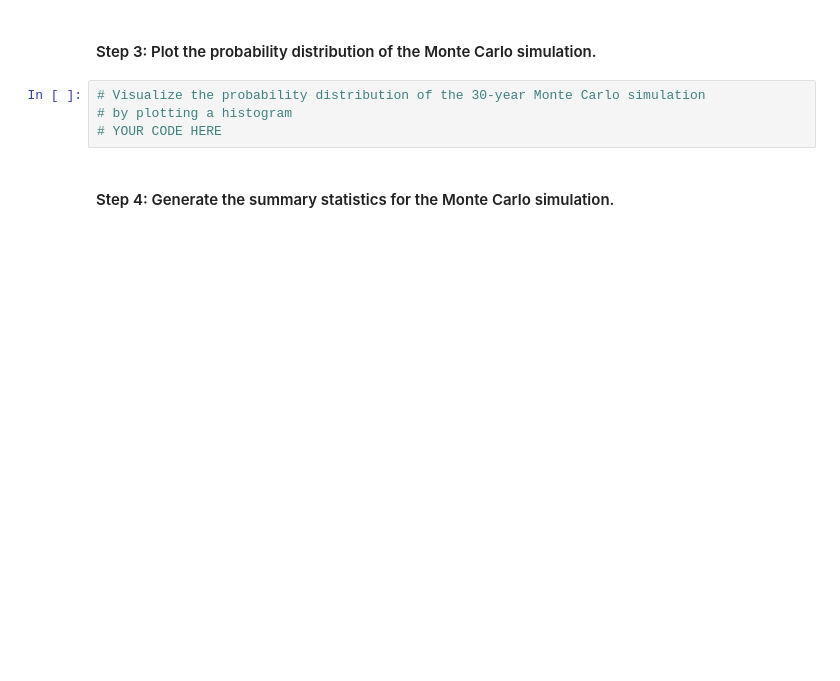
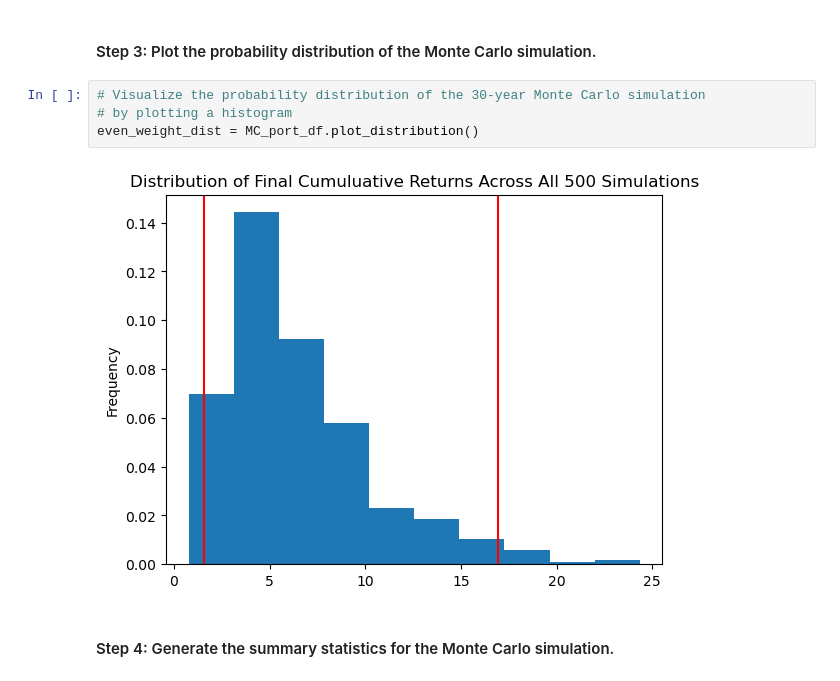
Before and after one commit to alexnovis1/Columbia_Module_5, a Jupyter notebook: financial_planning_tools.ipynb, the cells around one changed output. Drawn from its saved outputs; the diff is of its cells as text; blank space fills up the shorter version.

```diff
--- a/financial_planning_tools.ipynb
+++ b/financial_planning_tools.ipynb
@@ -421,7 +572,9 @@ In this section, you’ll use the MCForecastTools library to create a Monte Carl
 # %%
 # Visualize the probability distribution of the 30-year Monte Carlo simulation
 # by plotting a histogram
-# YOUR CODE HERE
+even_weight_dist = MC_port_df.plot_distribution()
+# %% [output]
+[figure, added]
 # %% [markdown]
 #### Step 4: Generate the summary statistics for the Monte Carlo simulation.
 # %%
```
Also changed, not shown: parts of 30 cells of this notebook.
